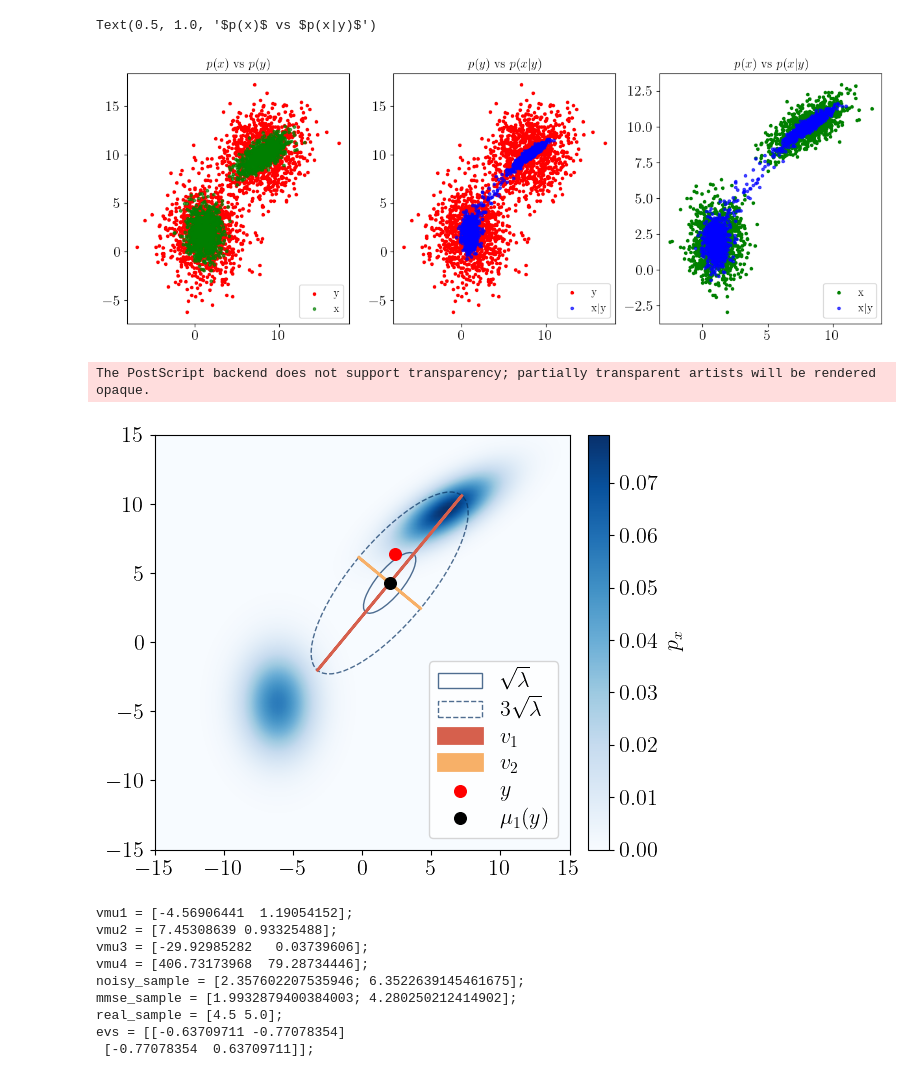
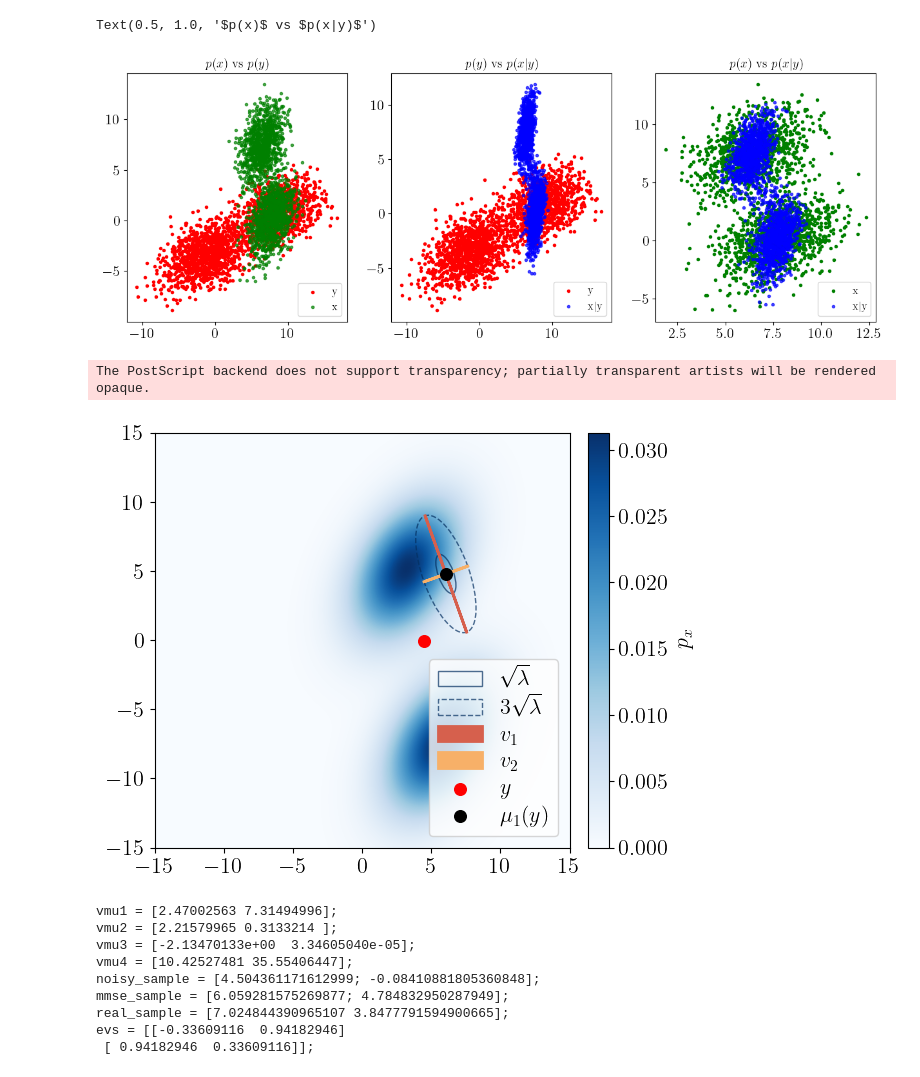
Before and after one commit to xiao-shi-1026/GaussianDenoisingPosterior, a Jupyter notebook: GMMexample/GMMmain.ipynb, the cells around one changed output. Cells and saved outputs as stored; diff of their text form; code cells hidden in the pictures.

```diff
--- a/GMMexample/GMMmain.ipynb
+++ b/GMMexample/GMMmain.ipynb
@@ -23,15 +23,15 @@ plt.rcParams.update({
 # import os
 # os.environ["PATH"] += os.pathsep + "/Library/TeX/texbin"
 # %%
-M, DX, DY, N, noise_level = (3, 2, 2, 10000, 4) # number of individual gaussians, dimension of the data, number of samples
-# mus = GMM.generate_mu_list(M, DX)
-# sigmas = GMM.generate_sigma_list(M, DX)
-mus = [np.array([1, 2]), np.array([8, 10])]
-sigmas = [np.array([[1, 0], [0, 2]]), np.array([[2, 1], [1, 1]])]
+M, DX, DY, N, noise_level = (2, 2, 3, 10000, 2) # number of individual gaussians, dimension of the data, number of samples
+mus = GMM.generate_mu_list(M, DX)
+sigmas = GMM.generate_sigma_list(M, DX)
+# mus = [np.array([1, 2]), np.array([8, 10])]
+# sigmas = [np.array([[1, 0], [0, 2]]), np.array([[2, 1], [1, 1]])]
 x = GMM.sample_multivariate_gaussian_mixture(mus, sigmas, N).T
 
-A = np.array([[1, 0], [0, 1]])
-# A = np.random.randn(DY, DX)
+A = np.array([[2, 0], [0, 1]])
+A = np.random.randn(DY, DX)
 
 Nsigma, n = GMM.generate_noise(noise_level, DY, N)
 
@@ -67,7 +67,7 @@ plt.legend(loc='lower right', fontsize=12)
 plt.title('$p(x)$ vs $p(x|y)$', fontsize=14)
 # %% [output]
 Text(0.5, 1.0, '$p(x)$ vs $p(x|y)$')
-[figure, old version]
+[figure, new version]
 # %%
 n_ev = 2 # number of eigenvectors
 
@@ -80,7 +80,7 @@ GMM_pdf, GMM_mean = GMM.px_pdf_real(xs, mus, sigmas)
 
 x_1 = GMM_mean.reshape(-1,1)
 # x_1 = np.array([-10, -10]).reshape(2,1).astype(np.float64)
-x_1 = np.array([4.5, 5]).reshape(2,1).astype(np.float64)
+# x_1 = np.array([4.5, 5]).reshape(2,1).astype(np.float64)
 y_1 = A @ x_1 + GMM.generate_noise(noise_level, DY, 1)[1]
 # y_1 = np.array([[3.5], [6.35]]).astype(np.float64)
 
@@ -100,34 +100,34 @@ plt.gca().add_artist(threesig_ellipse)
 eigvecs /= np.linalg.norm(eigvecs, axis=0, keepdims=True)
 eigvals = np.abs(eigvals)
 
 plt.arrow(mmse[0,0], mmse[1,0], eigvecs[0,0] * 3 * np.sqrt(eigvals[0]), eigvecs[1,0] * 3 * np.sqrt(eigvals[0]), head_length=0, color='#d6604d', linewidth=2, label='$v_1$')
 plt.arrow(mmse[0,0], mmse[1,0], -eigvecs[0,0] * 3 * np.sqrt(eigvals[0]), -eigvecs[1,0] * 3 * np.sqrt(eigvals[0]), head_length=0, color='#d6604d', linewidth=2)
 if n_ev > 1:
     plt.arrow(mmse[0,0], mmse[1,0], eigvecs[0,1] * 3 * np.sqrt(eigvals[1]), eigvecs[1,1] * 3 * np.sqrt(eigvals[1]), head_length=0, color='#f7b068', linewidth=2, label='$v_2$')
     plt.arrow(mmse[0,0], mmse[1,0], -eigvecs[0,1] * 3 * np.sqrt(eigvals[1]), -eigvecs[1,1] * 3 * np.sqrt(eigvals[1]), head_length=0, color='#f7b068', linewidth=2)
 plt.scatter(y_1[0], y_1[1], marker='o', color='red', label='$y$', s=70)
 plt.scatter(mmse[0], mmse[1], marker='o', color='black', label='$\mu_1(y)$', s=70)
 
 y_up = (mmse + 3 * np.sqrt(eigvals) * eigvecs)[:,0]
 y_down = (mmse - 3 * np.sqrt(eigvals) * eigvecs)[:, 0]
 
 plt.colorbar(c, ax=plt.gca(), label="$p_x$", fraction=0.046, pad=0.04)
 
 plt.legend(loc='lower right', labelspacing=0.3)
 plt.tight_layout()
 ylimmin, ylimmax = plt.gca().get_ylim()
 xlimmin, xlimmax = plt.gca().get_xlim()
 os.makedirs('Figures', exist_ok=True)
 plt.savefig(os.path.join('Figures', 'GMM_Example_theoretical.pdf'), dpi=500, bbox_inches='tight')
 plt.savefig(os.path.join('Figures', 'GMM_Example_theoretical.png'), dpi=500, bbox_inches='tight')
 plt.savefig(os.path.join('Figures', 'GMM_Example_theoretical.svg'), dpi=500, bbox_inches='tight')
 plt.savefig(os.path.join('Figures', 'GMM_Example_theoretical.eps'), dpi=500, bbox_inches='tight')
 subprocess.call('inkscape Figures/GMM_Example_theoretical.svg --export-type="emf"',shell=True)
 
 plt.show()
 # %% [output]
 The PostScript backend does not support transparency; partially transparent artists will be rendered opaque.
-[figure, old version]
+[figure, new version]
 # %%
 
 h=1e-5
@@ -147,9 +147,9 @@ for i in range(n_ev):
     third_moments.append((noise_level ** 2) * (eigvecs[:, i] @ deriv_approx)[0])
 
 first_moments = first_moments[:,0]
-second_moments = second_moments
+second_moments = np.abs(second_moments)
 third_moments = np.array(third_moments)
-fourth_moments = np.array(fourth_moments)
+fourth_moments = np.abs(np.array(fourth_moments))
 
 
 print(f'vmu1 = {first_moments};')
@@ -161,15 +161,15 @@ print(f'mmse_sample = [{mmse[0,0]}; {mmse[1,0]}];')
 print(f'real_sample = [{x_1[0,0]} {x_1[1,0]}];')
 print(f'evs = {eigvecs};')
 # %% [output]
-vmu1 = [-4.56906441  1.19054152];
-vmu2 = [7.45308639 0.93325488];
-vmu3 = [-29.92985282   0.03739606];
-vmu4 = [406.73173968  79.28734446];
-noisy_sample = [2.357602207535946; 6.3522639145461675];
-mmse_sample = [1.9932879400384003; 4.280250212414902];
-real_sample = [4.5 5.0];
-evs = [[-0.63709711 -0.77078354]
- [-0.77078354  0.63709711]];
+vmu1 = [2.47002563 7.31494996];
+vmu2 = [2.21579965 0.3133214 ];
+vmu3 = [-2.13470133e+00  3.34605040e-05];
+vmu4 = [10.42527481 35.55406447];
+noisy_sample = [4.504361171612999; -0.08410881805360848];
+mmse_sample = [6.059281575269877; 4.784832950287949];
+real_sample = [7.024844390965107 3.8477791594900665];
+evs = [[-0.33609116  0.94182946]
+ [ 0.94182946  0.33609116]];
 # %%
 from scipy.stats import norm
 
```
Also changed, not shown: parts of 2 cells of this notebook, 5 other files.
